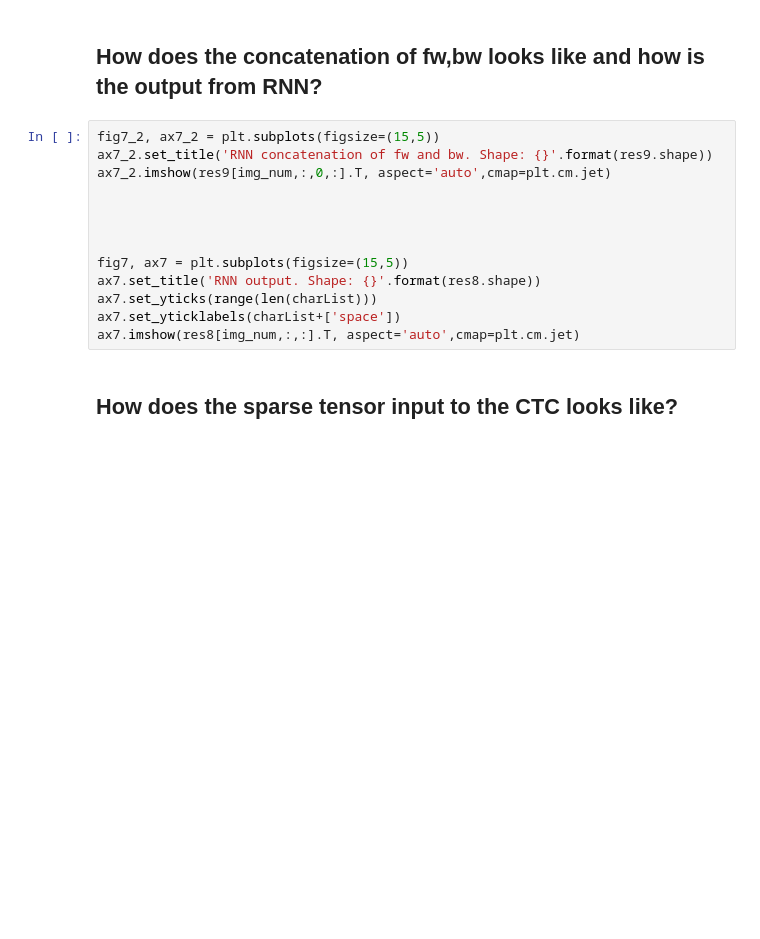
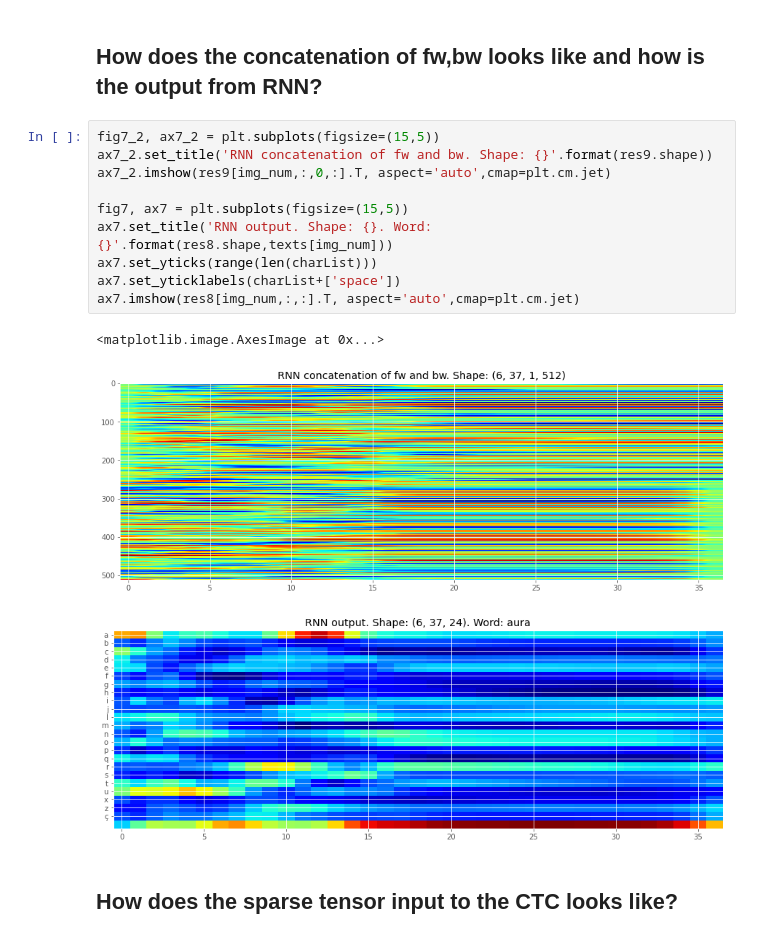
Before and after one commit to rjlopez2/middleage_detection, a Jupyter notebook: project_middleage_clean.ipynb, the cells around one changed output. Saved outputs shown, nothing was run; the diff lists cells and outputs as text; blank space fills up the shorter version.

```diff
--- a/project_middleage_clean.ipynb
+++ b/project_middleage_clean.ipynb
@@ -567,16 +574,17 @@ ax6.imshow(res5[img_num,0,:,:].T, aspect='auto',cmap=plt.cm.jet)
 # %%
 fig7_2, ax7_2 = plt.subplots(figsize=(15,5))
 ax7_2.set_title('RNN concatenation of fw and bw. Shape: {}'.format(res9.shape))
 ax7_2.imshow(res9[img_num,:,0,:].T, aspect='auto',cmap=plt.cm.jet)
 
-
-
-
 fig7, ax7 = plt.subplots(figsize=(15,5))
-ax7.set_title('RNN output. Shape: {}'.format(res8.shape))
+ax7.set_title('RNN output. Shape: {}. Word: {}'.format(res8.shape,texts[img_num]))
 ax7.set_yticks(range(len(charList)))
 ax7.set_yticklabels(charList+['space'])
 ax7.imshow(res8[img_num,:,:].T, aspect='auto',cmap=plt.cm.jet)
+# %% [output]
+<matplotlib.image.AxesImage at 0x...>
+[figure, added]
+[figure, added]
 # %% [markdown]
 ## How does the sparse tensor input to the CTC looks like?
 # %%
```
Also changed, not shown: parts of 10 cells of this notebook, 3 other files.
